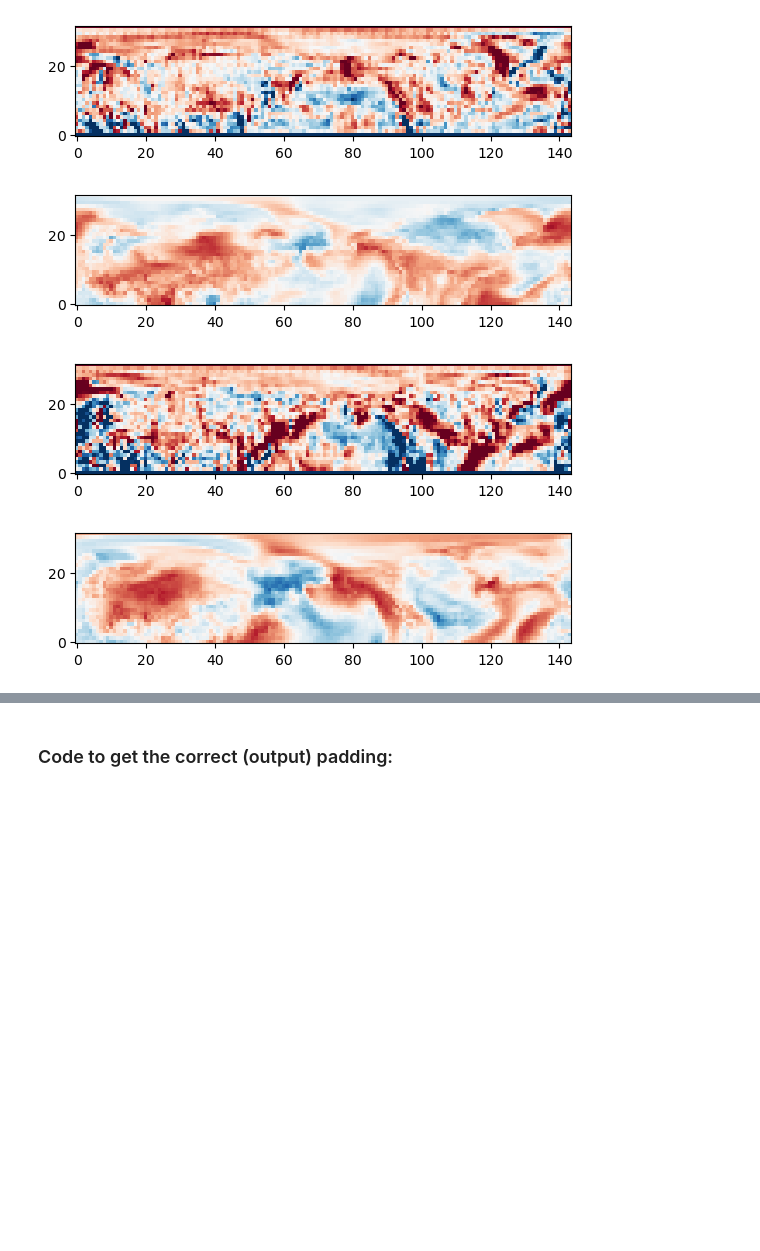
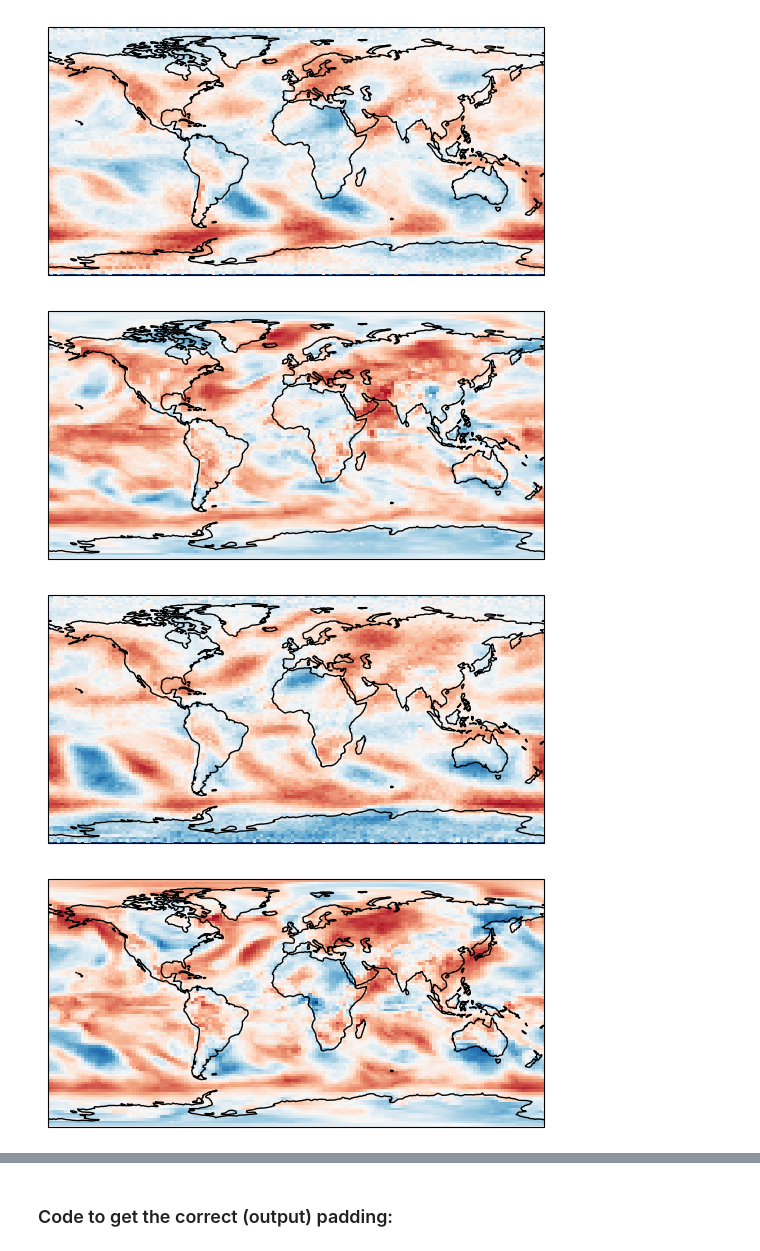
Before and after one commit to kjmayer/S2SPred-EarthSystem, a Jupyter notebook: train.ipynb, the cells around one changed output, grey strips where cells are left out. Saved outputs shown, nothing was run; the diff lists cells and outputs as text; code cells hidden in the pictures; blank space fills up the shorter version.

```diff
--- a/train.ipynb
+++ b/train.ipynb
@@ -131,8 +155,8 @@ del yval_shift
 # %%
 ## Prep training and validation for ANN
 config = get_config("exp_1")
-training_data = CustomDataset(Xtrain,Ytrain) #xtrain, ytrain need to be numpy, not xarray
-val_data = CustomDataset(Xval,Yval)
+training_data = CustomDataset(Xtrain,Ytrain,latnorm_map,lonnorm_map) #xtrain, ytrain need to be numpy, not xarray
+val_data = CustomDataset(Xval,Yval,latnorm_map,lonnorm_map)
 
 #[batch_size,channels,lat,lon]
 train_dataloader = DataLoader(training_data,batch_size = config["data_loader"]["batch_size"],shuffle=True)
@@ -144,6 +168,6 @@ val_dataloader  = DataLoader(val_data,batch_size = config["data_loader"]["batch_
 #     print(np.shape(output))
 #     break
 
-# train_features, train_labels = next(iter(train_dataloader))
-# print(np.shape(train_features))
-# print(np.shape(train_labels))
+train_features, train_labels = next(iter(train_dataloader))
+print(np.shape(train_features))
+print(np.shape(train_labels))
@@ -151,9 +178,9 @@ val_dataloader  = DataLoader(val_data,batch_size = config["data_loader"]["batch_
 ## create NN architecture
 
 config = get_config("exp_1")
-# print(config["arch_atm"])
 device = prepare_device(config["device"])
-model = UNet(config=config["unet_arch_atm"])
+# model = UNet(config=config["unet_arch_atm"])
+model = ConvNeuralNetwork(config=config["arch_atm"])
 
 # if torch.cuda.device_count() > 1:
 #   print("I am using", torch.cuda.device_count(), "GPUs")
@@ -163,7 +190,7 @@ model.to(device)
 # Visualize the model
 torchinfo.summary(
     model,
-    input_size=(config["data_loader"]["batch_size"], Xval.shape[1], Xval.shape[2],Xval.shape[3]),
+    input_size=(config["data_loader"]["batch_size"], Xval.shape[1]+2, Xval.shape[2],Xval.shape[3]),
     verbose=1,
     col_names=("input_size", "output_size", "num_params"),
 )
@@ -184,8 +211,10 @@ scheduler = torch.optim.lr_scheduler.ReduceLROnPlateau(optimizer,
                                                        verbose=True)
 
 # use yval.lat so that the lat dimension is the same as latxlon
-weights = np.cos(np.deg2rad(yval.lat[-32:])).values
-weights = weights[:,np.newaxis]
+# northern hemisphere: [-32:]
+weights = np.cos(np.deg2rad(yval.lat)).values
+# weights = weights[:,np.newaxis] # for UNet
+weights = weights[np.newaxis,:] # for CNN
 latitude_weights = torch.tensor(weights, device=device)
 #plt.imshow(np.cos(np.deg2rad(yval.lat)).unstack('l'))
 criterion = getattr(module_metric, config["criterion"])(latitude_weights) #"weighted_l1_loss"
@@ -271,15 +280,25 @@ out.0.bias: 0.04302072897553444
 # val_pred = model.predict(dataset=val_data, batch_size=config["data_loader"]["batch_size"], device=device)
 val_pred = model.predict(dataloader=val_dataloader, device=device)
 # %%
+lon = xval.lon
+lat = xval.lat
+
 for i in np.arange(0,300,50):
-    val_pred_reshape = val_pred[i].squeeze()#.reshape((96,144))
-    plt.imshow(val_pred_reshape,origin='lower',cmap='RdBu_r',vmin=0,vmax=1)
+    val_pred_reshape = val_pred[i].squeeze().reshape((96,144))
+    Yval_reshape = Yval[i].squeeze().reshape((96,144))
+
+    fig = plt.figure()
+    ax = plt.axes(projection=ccrs.PlateCarree())
+    ax.coastlines()
+    ax.pcolormesh(lon,lat,val_pred_reshape,cmap='RdBu_r',vmin=0,vmax=1, transform=ccrs.PlateCarree())
     plt.show()
-    Yval_reshape = Yval[i].squeeze()#.reshape((96,144))
-    plt.imshow(Yval_reshape,origin='lower',cmap='RdBu_r',vmin=0,vmax=1)
+    fig = plt.figure()
+    ax = plt.axes(projection=ccrs.PlateCarree())
+    ax.coastlines()
+    ax.pcolormesh(lon,lat,Yval_reshape,cmap='RdBu_r',vmin=0,vmax=1, transform=ccrs.PlateCarree())
     plt.show()
 # %% [output]
-[figure, old version]
+[figure, new version]
-[figure, old version]
+[figure, new version]
-[figure, old version]
+[figure, new version]
-[figure, old version]
+[figure, new version]
```
Also changed, not shown: parts of 7 cells of this notebook, 6 other files.
